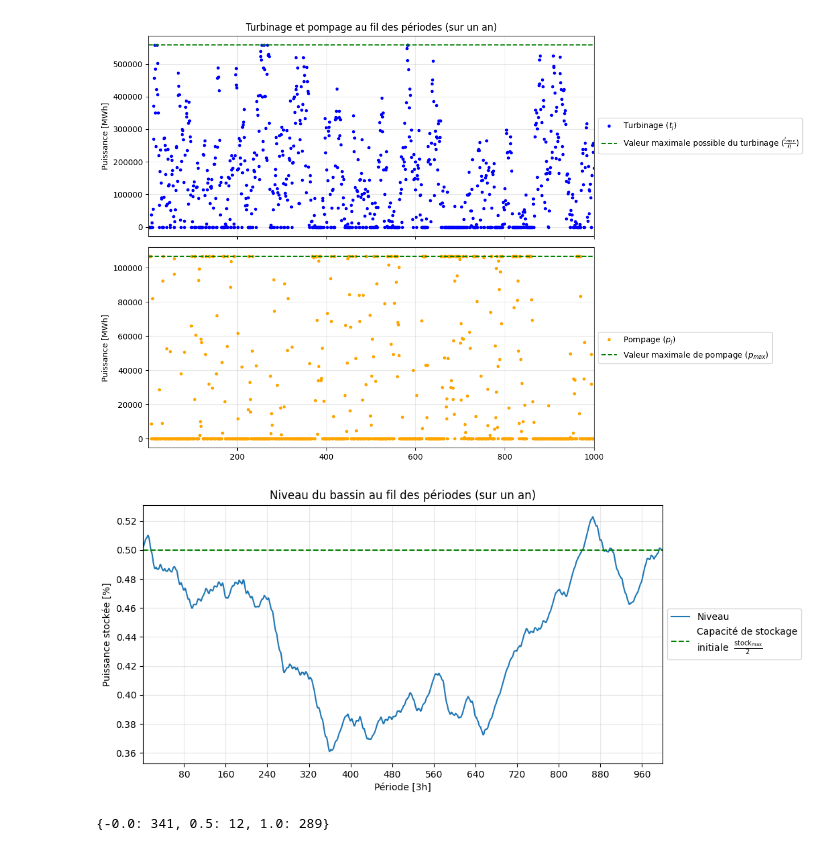
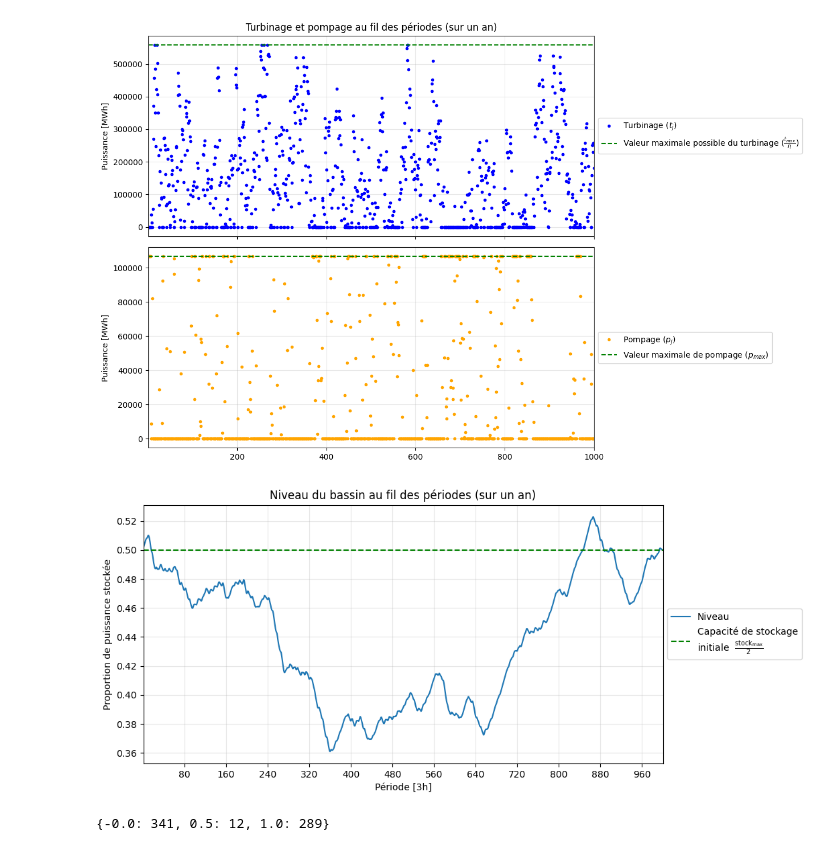
Before and after one commit to AhouLucas/projet-opti, a Jupyter notebook: Partie2/part2.ipynb, the cells around one changed output. Drawn from its saved outputs; the diff is of its cells as text; code cells hidden in the pictures.

```diff
--- a/Partie2/part2.ipynb
+++ b/Partie2/part2.ipynb
@@ -477,18 +477,18 @@ plt.savefig('rapport/GraphesP2/Turbinage_pompage_Q5.pdf', format='pdf', bbox_inc
 # %%
 t = np.arange(1, m+1)
 fig = plt.figure(figsize=(10, 5))
 plt.title('Niveau du bassin au fil des périodes (sur un an)')
 plt.plot(t, (max_stock/2 + np.tri(m)@Pompage - np.tri(m)@Turbinage + np.tri(m)@hydro_productions_3[0:m])/max_stock, label='Niveau')
 plt.xlabel('Période [3h]')
-plt.ylabel('Puissance stockée [%]')
+plt.ylabel('Proportion de puissance stockée')
 plt.xlim(1,m)
 plt.gca().xaxis.set_major_locator(MaxNLocator(nbins=15))
 plt.grid(alpha=0.3)
 plt.axhline(y=0.5, color='g', linestyle='--', label='Capacité de stockage\n'  + r"initiale  $\frac{\mathrm{stock}_\mathrm{max}}{2}$")
 plt.legend(loc='center left', bbox_to_anchor=(1, 0.5))
 plt.savefig('rapport/GraphesP2/Niveau_Bassin_Q5.pdf', format='pdf', bbox_inches='tight', pad_inches=0)
 # %% [output]
-[figure, old version]
+[figure, new version]
 # %%
 c = np.load("solutions/sol5_C.npy")
 ChoixCombinés = np.array(c)
```
Also changed, not shown: parts of 4 cells of this notebook.
